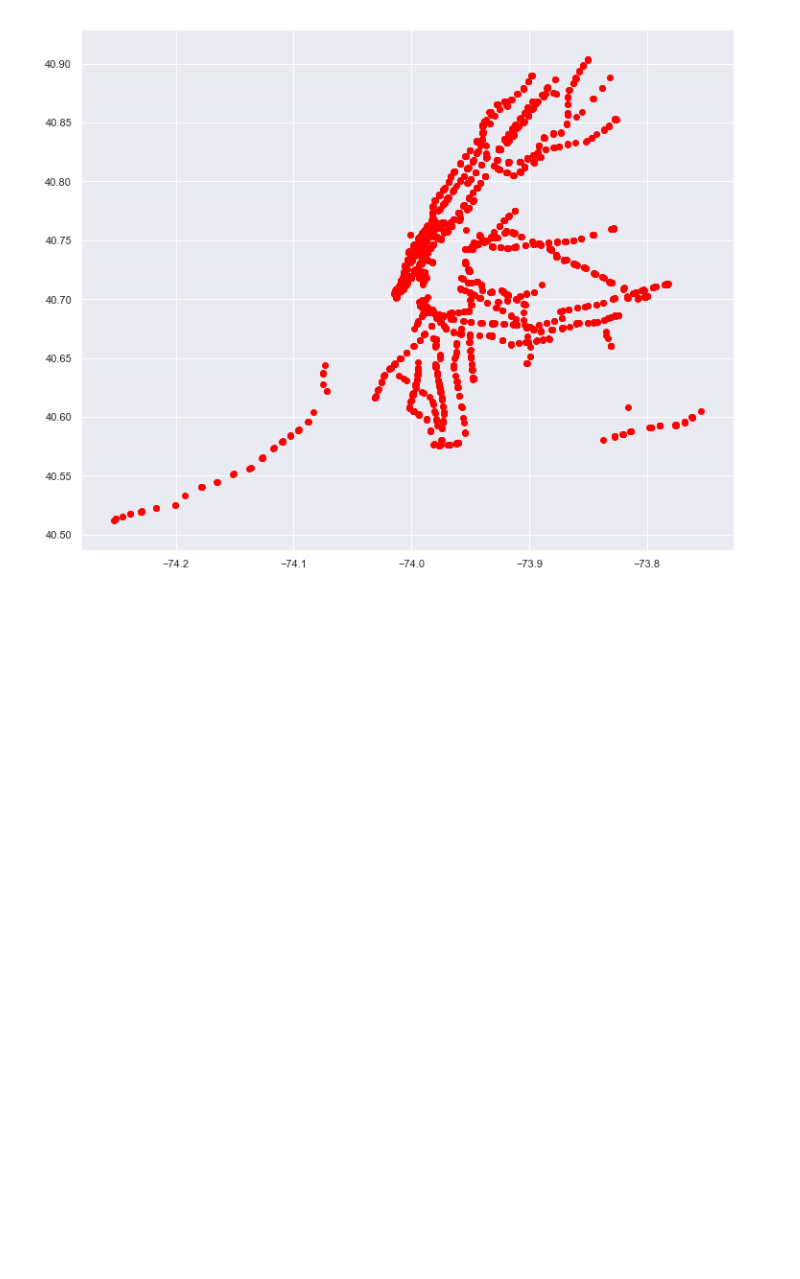
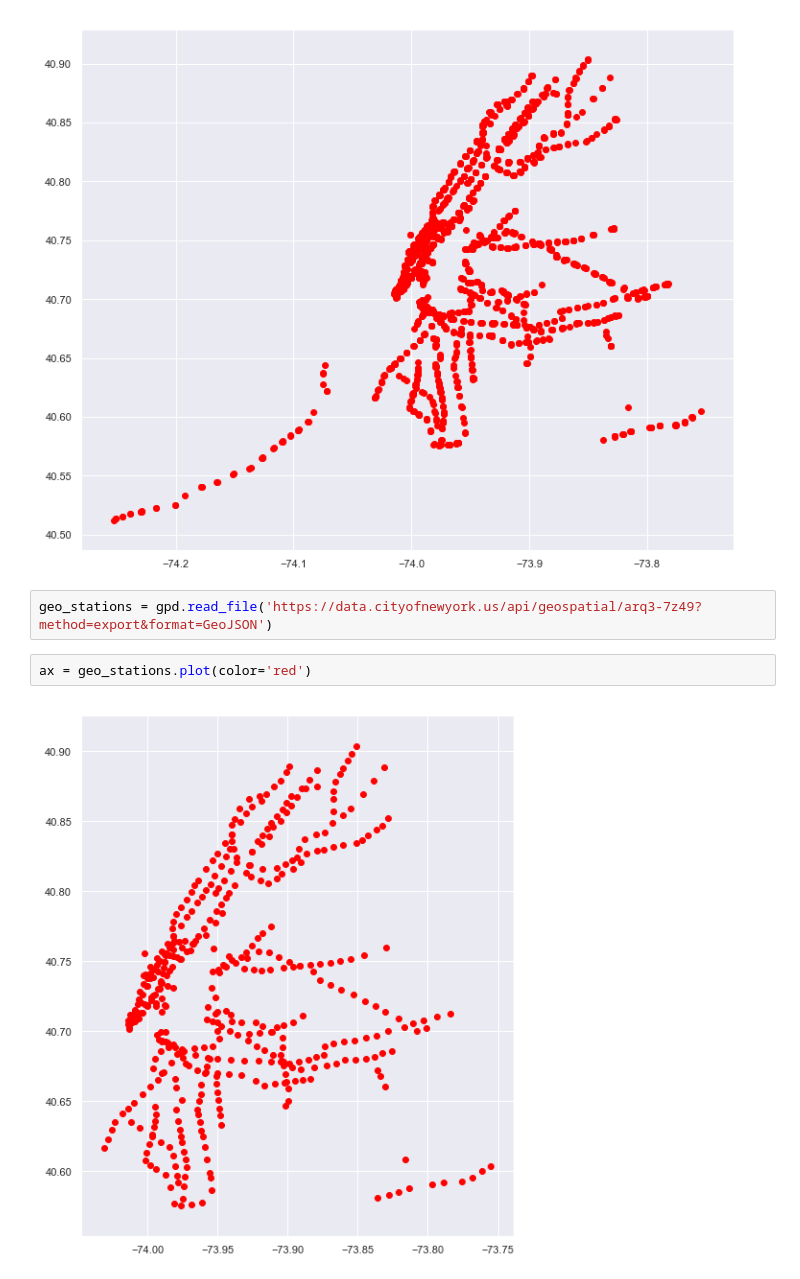
Before and after one commit to duodecimalstrom/project1_team8, a Jupyter notebook: GeoJSON Mapping.ipynb, the cells around one changed output. Drawn from its saved outputs; the diff is of its cells as text; blank space fills up the shorter version.

Commit message:
Added to the GeoJSON Mapping

```diff
--- a/GeoJSON Mapping.ipynb
+++ b/GeoJSON Mapping.ipynb
@@ -68,3 +68,9 @@ dtype: object
 ax = geo_entrances.plot(color='red')
 # %% [output]
 [figure]
+# %%
+geo_stations = gpd.read_file('https://data.cityofnewyork.us/api/geospatial/arq3-7z49?method=export&format=GeoJSON')
+# %%
+ax = geo_stations.plot(color='red')
+# %% [output]
+[figure, added]
```
Also changed, not shown: parts of 9 cells of this notebook, 4 other files.
